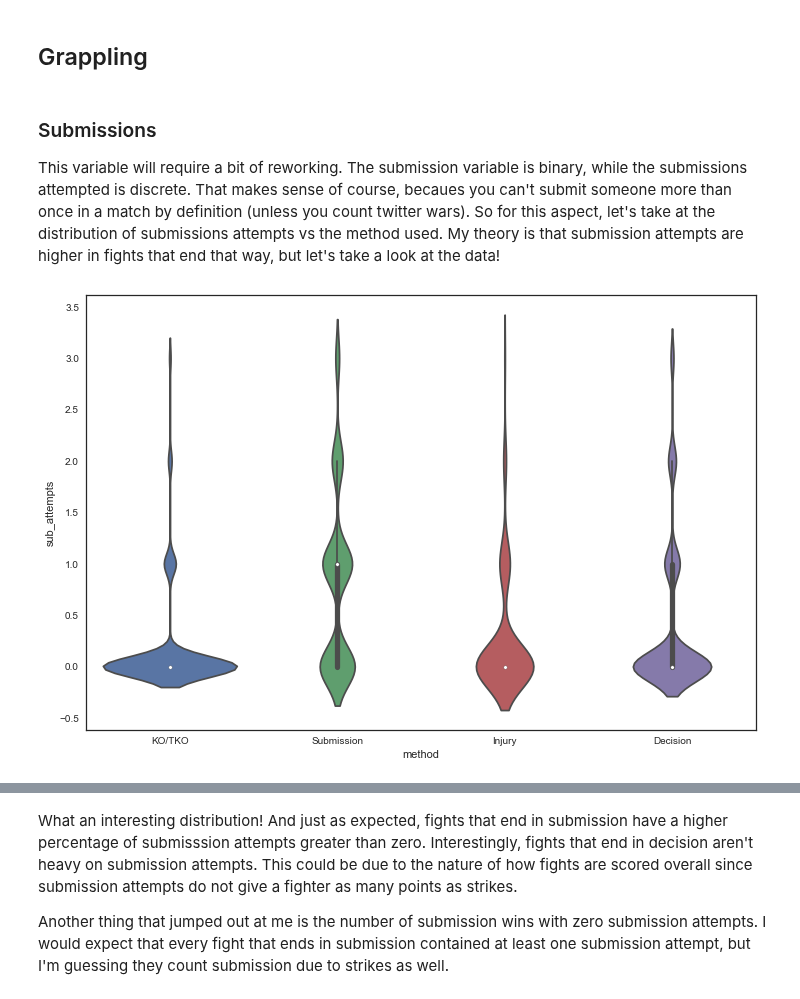
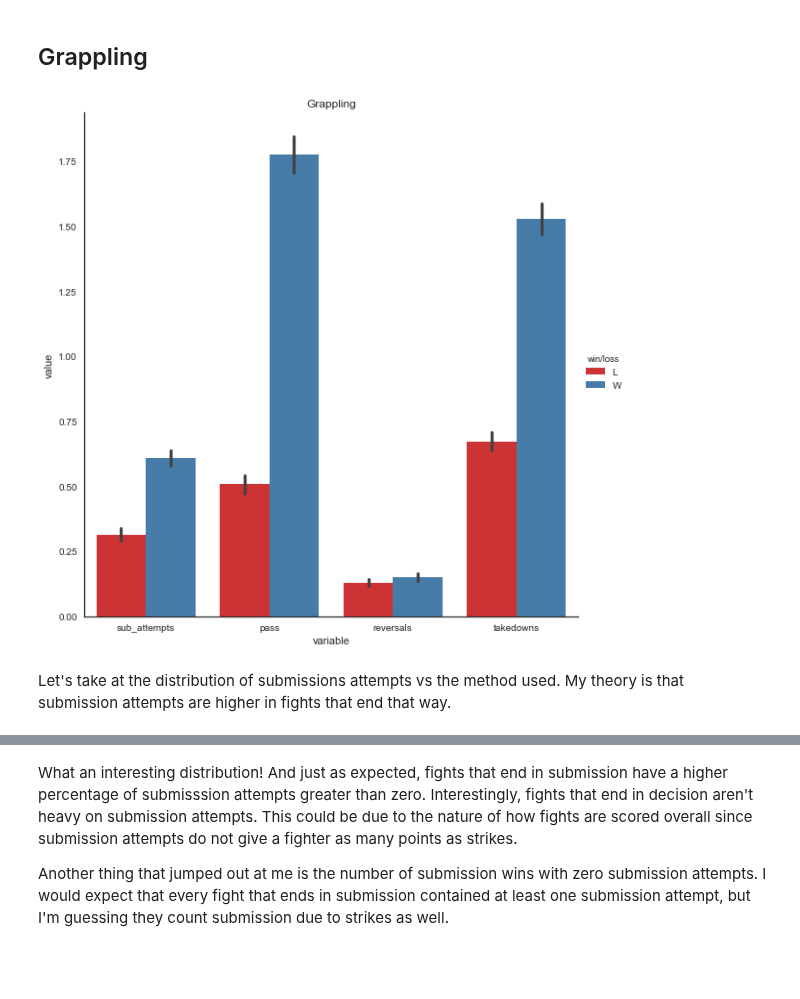
Before and after one commit to cfergusonlee/ufc_fight_analysis, a Jupyter notebook: ufc_analysis.ipynb, the cells around one changed output, grey strips where cells are left out. Saved outputs shown, nothing was run; the diff lists cells and outputs as text; code cells hidden in the pictures; blank space fills up the shorter version.

```diff
--- a/ufc_analysis.ipynb
+++ b/ufc_analysis.ipynb
@@ -817,16 +562,36 @@ plt.show()
 # %% [markdown]
 ## Grappling
+# %%
+grappling_vars = [
+    'name',
+    'win/loss',
+    'sub_attempts',
+    'pass',
+    'reversals',
+    'takedowns'
+]
+
+temp_df = fight_df[grappling_vars]
+for var in grappling_vars[2:]:
+    upper_limit = np.percentile(temp_df[var], 99)
+    temp_df = temp_df[temp_df[var]<upper_limit]
+
+grappling_df = fight_df.melt(
+    id_vars=['name', 'win/loss'],
+    value_vars=grappling_vars[2:])
+# %%
+sns.factorplot(
+    x='variable',
+    y='value',
+    kind='bar',
+    hue='win/loss',
+    palette='Set1',
+    data=grappling_df,
+    size=8
+)
+plt.title('Grappling')
+plt.show()
+# %% [output]
+[figure, added]
 # %% [markdown]
-### Submissions
-
-This variable will require a bit of reworking. The submission variable is binary, while the submissions attempted is discrete. That makes sense of course, becaues you can't submit someone more than once in a match by definition (unless you count twitter wars). So for this aspect, let's take at the distribution of submissions attempts vs the method used. My theory is that submission attempts are higher in fights that end that way, but let's take a look at the data!
+Let's take at the distribution of submissions attempts vs the method used. My theory is that submission attempts are higher in fights that end that way.
-# %%
-upper_attempts = np.percentile(fight_df.sub_attempts, 99)
-plt.figure(figsize=(12,8))
-sns.violinplot(
-    x="method",
-    y="sub_attempts",
-    data=fight_df[(fight_df.sub_attempts<upper_attempts)])
-plt.show()
-# %% [output]
-[figure, removed]
```
Also changed, not shown: parts of 91 cells of this notebook, 2 other files.
